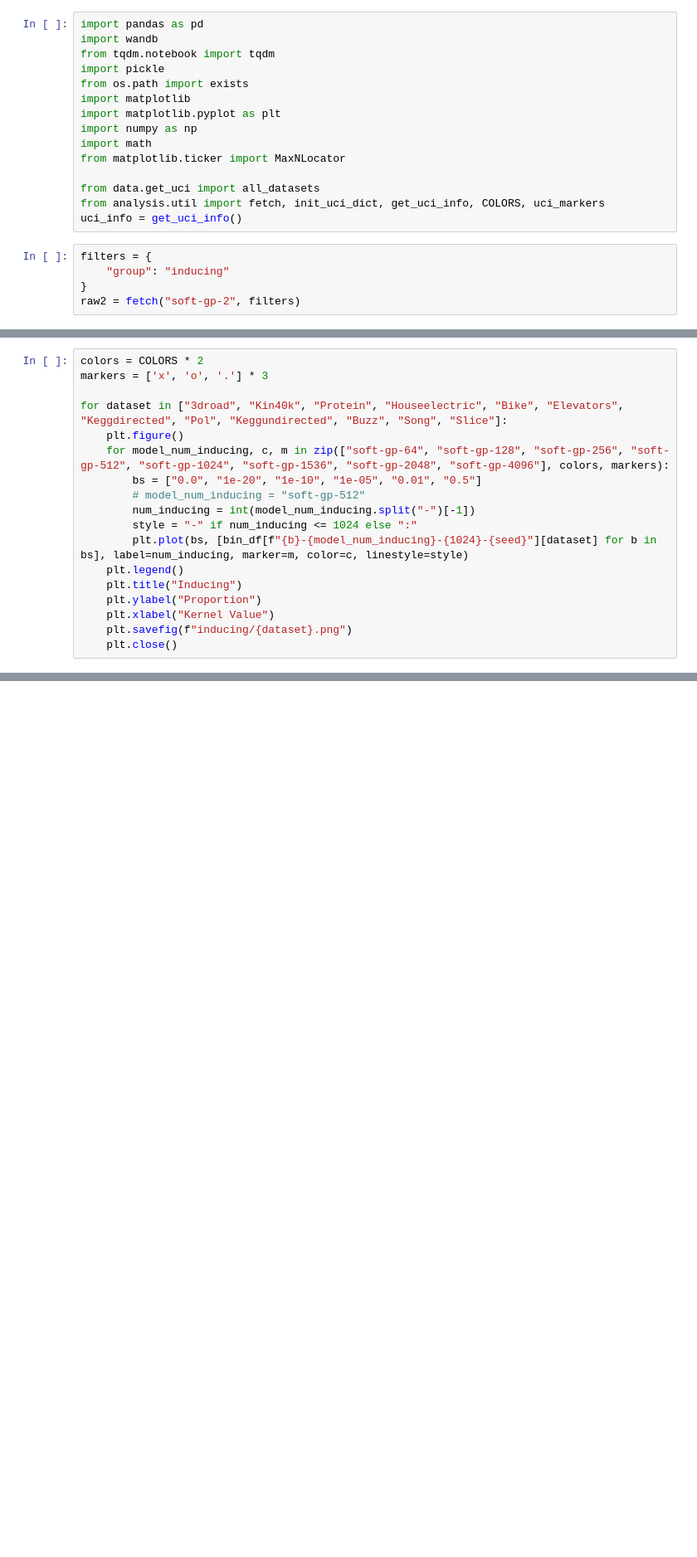
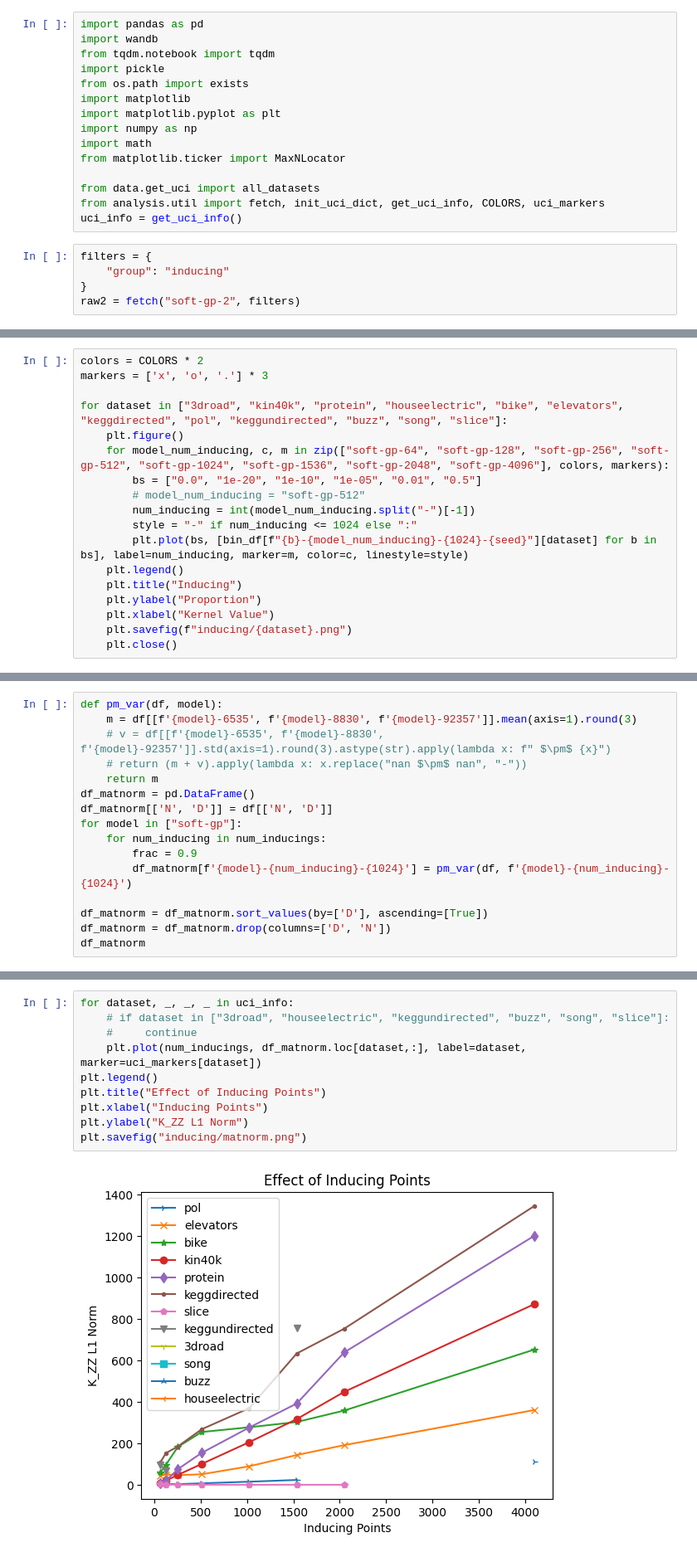
Before and after one commit to danehuang/softki, a Jupyter notebook: analysis/inducing.ipynb, the cells around one changed output, grey strips where cells are left out. Shown: that part at 83% size. Saved outputs shown, nothing was run; the diff lists cells and outputs as text; blank space fills up the shorter version.

Commit message:
inducing analysis

```diff
--- a/analysis/inducing.ipynb
+++ b/analysis/inducing.ipynb
@@ -211,7 +211,7 @@ bin_df
 colors = COLORS * 2
 markers = ['x', 'o', '.'] * 3
 
-for dataset in ["3droad", "Kin40k", "Protein", "Houseelectric", "Bike", "Elevators", "Keggdirected", "Pol", "Keggundirected", "Buzz", "Song", "Slice"]:
+for dataset in ["3droad", "kin40k", "protein", "houseelectric", "bike", "elevators", "keggdirected", "pol", "keggundirected", "buzz", "song", "slice"]:
     plt.figure()
     for model_num_inducing, c, m in zip(["soft-gp-64", "soft-gp-128", "soft-gp-256", "soft-gp-512", "soft-gp-1024", "soft-gp-1536", "soft-gp-2048", "soft-gp-4096"], colors, markers):
         bs = ["0.0", "1e-20", "1e-10", "1e-05", "0.01", "0.5"]
@@ -227,0 +298,16 @@ for dataset in ["3droad", "Kin40k", "Protein", "Houseelectric", "Bike", "Elevato
+# %%
+def pm_var(df, model):
+    m = df[[f'{model}-6535', f'{model}-8830', f'{model}-92357']].mean(axis=1).round(3)
+    # v = df[[f'{model}-6535', f'{model}-8830', f'{model}-92357']].std(axis=1).round(3).astype(str).apply(lambda x: f" $\pm$ {x}")
+    # return (m + v).apply(lambda x: x.replace("nan $\pm$ nan", "-"))
+    return m
+df_matnorm = pd.DataFrame()
+df_matnorm[['N', 'D']] = df[['N', 'D']]
+for model in ["soft-gp"]:
+    for num_inducing in num_inducings:
+        frac = 0.9
+        df_matnorm[f'{model}-{num_inducing}-{1024}'] = pm_var(df, f'{model}-{num_inducing}-{1024}')
+
+df_matnorm = df_matnorm.sort_values(by=['D'], ascending=[True])
+df_matnorm = df_matnorm.drop(columns=['D', 'N'])
+df_matnorm
@@ -227,0 +328,12 @@ for dataset in ["3droad", "Kin40k", "Protein", "Houseelectric", "Bike", "Elevato
+# %%
+for dataset, _, _, _ in uci_info:
+    # if dataset in ["3droad", "houseelectric", "keggundirected", "buzz", "song", "slice"]:
+    #     continue
+    plt.plot(num_inducings, df_matnorm.loc[dataset,:], label=dataset, marker=uci_markers[dataset])
+plt.legend()
+plt.title("Effect of Inducing Points")
+plt.xlabel("Inducing Points")
+plt.ylabel("K_ZZ L1 Norm")
+plt.savefig("inducing/matnorm.png")
+# %% [output]
+[figure, added]
```
Also changed, not shown: parts of 7 cells of this notebook.
